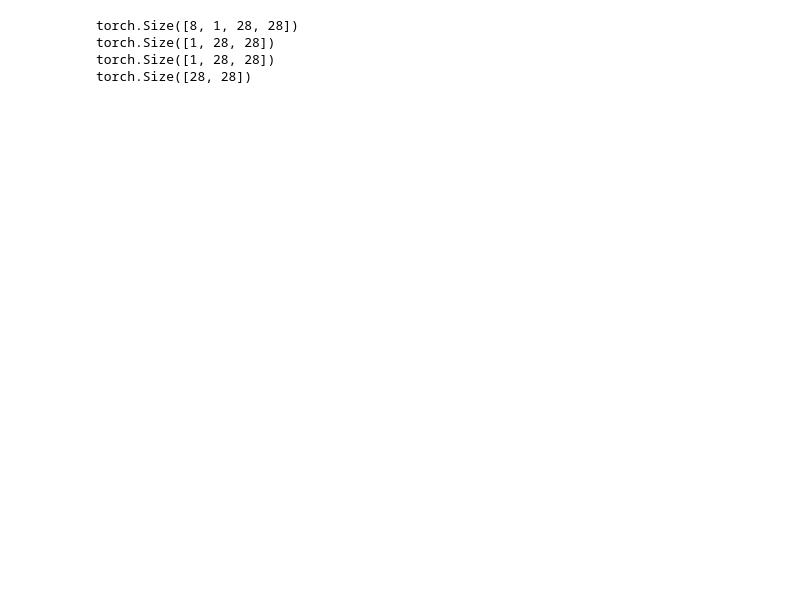
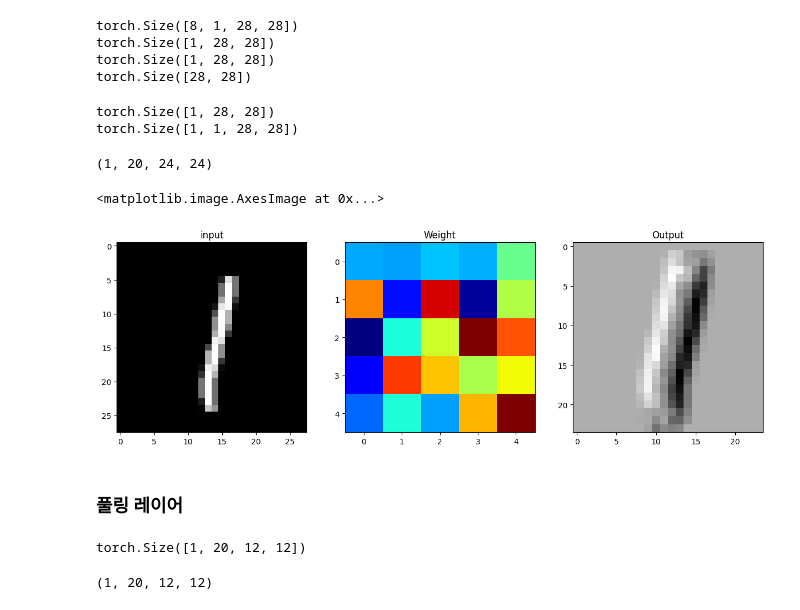
Before and after one commit to Jch-Lee/Statistical-ML, a Jupyter notebook: Project3_TeamProject/Practice/Torch_nn.ipynb, the cells around one changed output. Cells and saved outputs as stored; diff of their text form; code cells hidden in the pictures; blank space fills up the shorter version.

```diff
--- a/Project3_TeamProject/Practice/Torch_nn.ipynb
+++ b/Project3_TeamProject/Practice/Torch_nn.ipynb
@@ -162,3 +162,46 @@ torch.Size([8, 1, 28, 28])
 torch.Size([1, 28, 28])
 torch.Size([1, 28, 28])
 torch.Size([28, 28])
+# %%
+print(images[0].shape)
+input_data = torch.unsqueeze(images[0], dim=0)
+print(input_data.shape)
+
+output_data = layer(input_data)
+output = output_data.data
+output_arr = output.numpy()
+output_arr.shape
+# %% [output]
+torch.Size([1, 28, 28])
+torch.Size([1, 1, 28, 28])
+(1, 20, 24, 24)
+# %%
+plt.figure(figsize=(15,30))
+
+plt.subplot(131)
+plt.title('input')
+plt.imshow(input_image, 'grey')
+
+plt.subplot(132)
+plt.title('Weight')
+plt.imshow(weight[0,0,:,:].detach().numpy(), 'jet')
+
+plt.subplot(133)
+plt.title('Output')
+plt.imshow(output_arr[0,0,:,:], 'grey')
+# %% [output]
+<matplotlib.image.AxesImage at 0x...>
+[figure, added]
+# %% [markdown]
+### 풀링 레이어
+# %%
+pool = nn.MaxPool2d(2, 2)
+pooled = pool(output)
+pooled.shape
+# %% [output]
+torch.Size([1, 20, 12, 12])
+# %%
+pool_arr = pooled.numpy()
+pool_arr.shape
+# %% [output]
+(1, 20, 12, 12)
```
Also changed, not shown: parts of 13 cells of this notebook, 3 other files.
